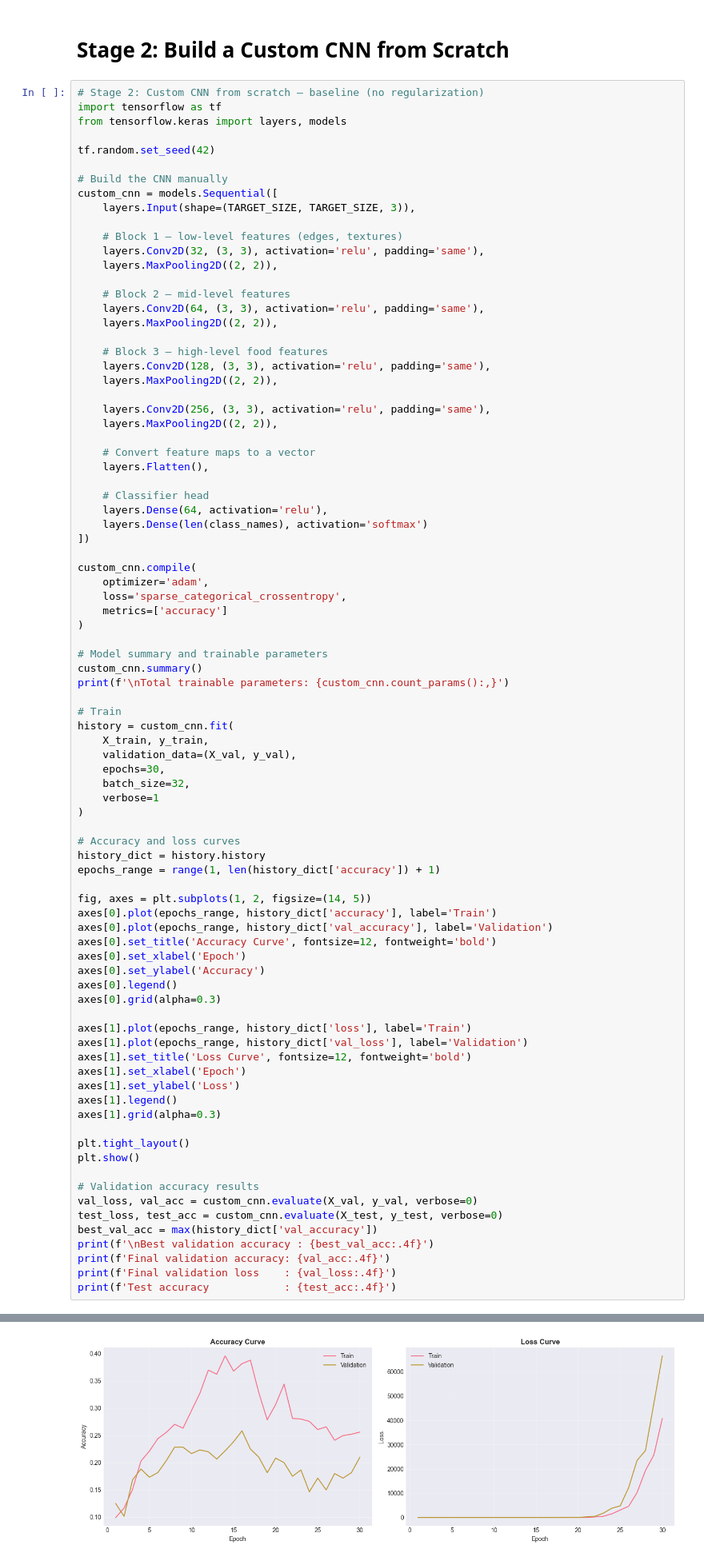
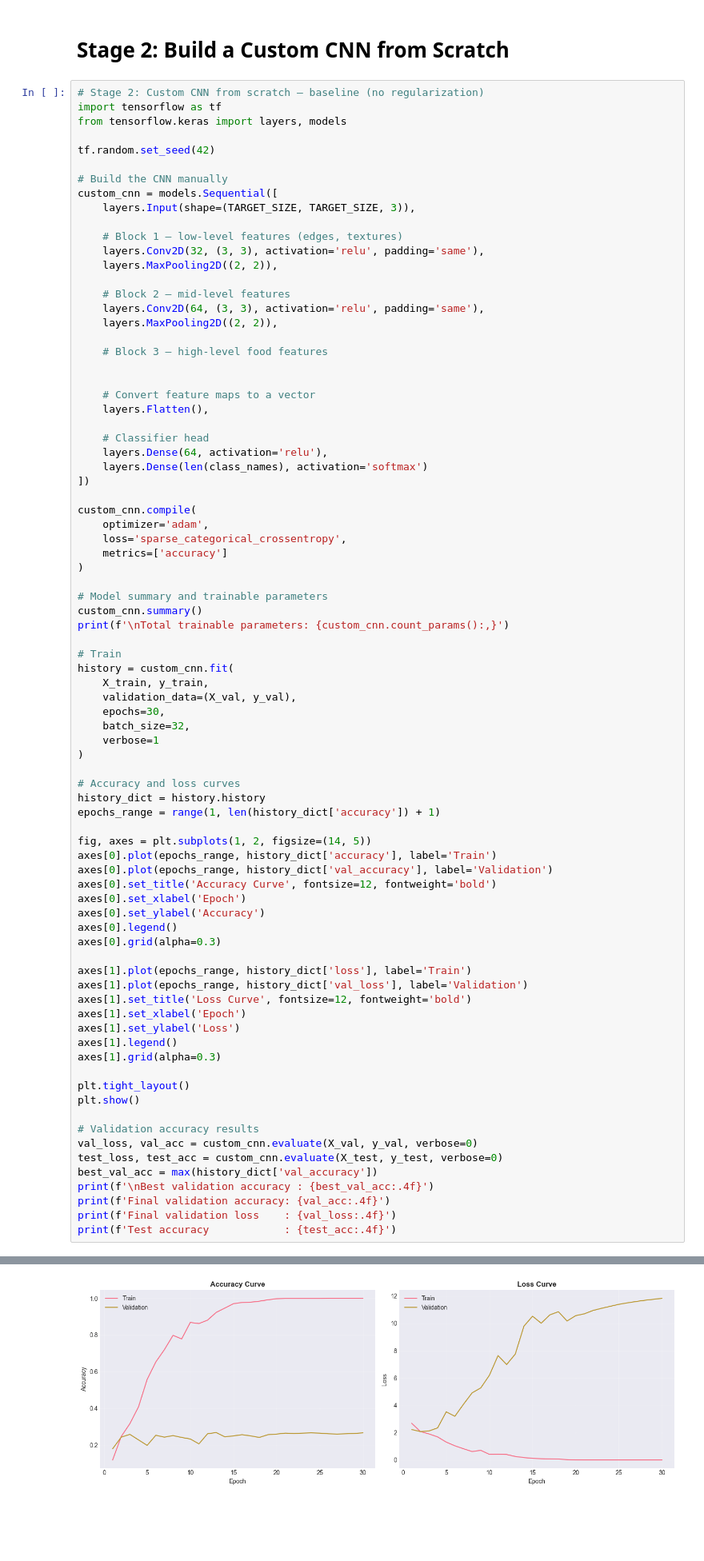
Before and after one commit to Joe28B/Applied_Machine_Learning_Project_Y2, a Jupyter notebook: 1.ipynb, the cells around one changed output, grey strips where cells are left out. Shown at 80% size. Saved outputs shown, nothing was run; the diff lists cells and outputs as text; blank space fills up the shorter version.

```diff
--- a/1.ipynb
+++ b/1.ipynb
@@ -395,11 +395,7 @@ custom_cnn = models.Sequential([
     layers.MaxPooling2D((2, 2)),
 
     # Block 3 — high-level food features
-    layers.Conv2D(128, (3, 3), activation='relu', padding='same'),
-    layers.MaxPooling2D((2, 2)),
 
-    layers.Conv2D(256, (3, 3), activation='relu', padding='same'),
-    layers.MaxPooling2D((2, 2)),
 
     # Convert feature maps to a vector
     layers.Flatten(),
@@ -502 +498 @@ Epoch 30/30
-[figure, old version]
+[figure, new version]
```
Also changed, not shown: parts of 1 cell of this notebook.
